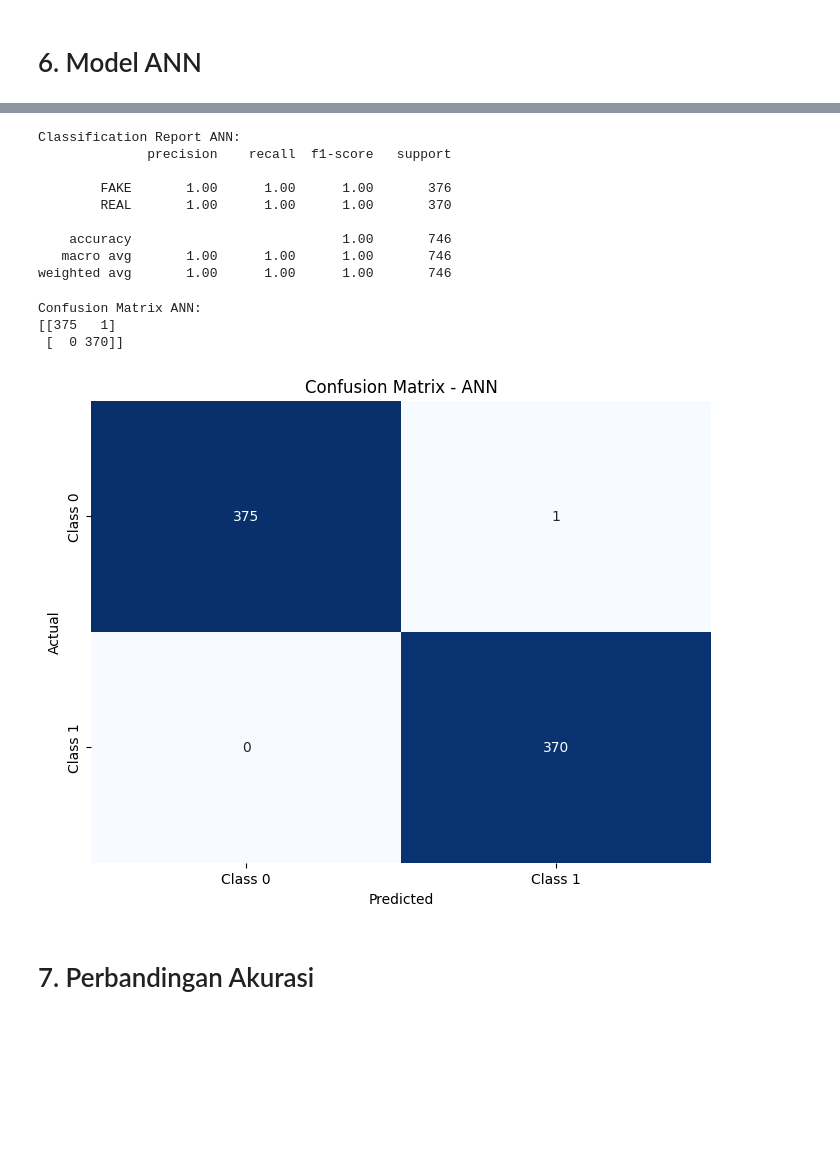
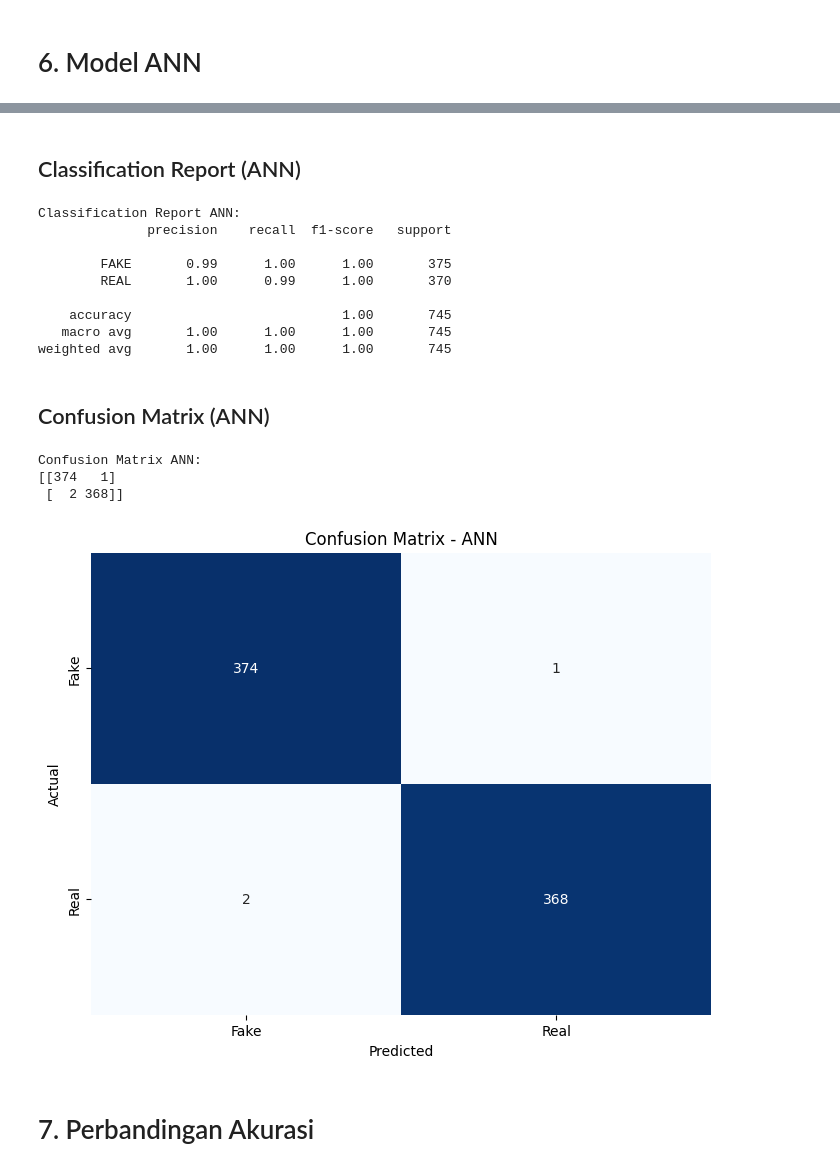
Before and after one commit to alfitranurr/DATA-MINING, a Jupyter notebook: PRACTICUM/MODUL 4/DEMO/TUGAS1/Tugas_1_(Data_Teks)_Modul_4.ipynb, the cells around one changed output, grey strips where cells are left out. Drawn from its saved outputs; the diff is of its cells as text; code cells hidden in the pictures; blank space fills up the shorter version.

```diff
--- a/PRACTICUM/MODUL 4/DEMO/TUGAS1/Tugas_1_(Data_Teks)_Modul_4.ipynb
+++ b/PRACTICUM/MODUL 4/DEMO/TUGAS1/Tugas_1_(Data_Teks)_Modul_4.ipynb
@@ -95,3 +94,5 @@ data[['text', 'cleaned_text']].head()
 | 2 | Republic Poll, a fake Twitter acc... | republic poll fake twitter accoun... |
 | 3 | Delhi teen finds place on UN gree... | delhi teen finds place un green l... |
 | 4 | Delhi: A high-level meeting under... | delhi high level meeting underway... |
+# %%
+data = data.dropna(subset=['text'])
@@ -238,3 +309,5 @@ y_pred_ann = (ann_model.predict(X_test_dense) > 0.5).astype(int)
+# %% [markdown]
+## Classification Report (ANN)
 # %%
 print("\nClassification Report ANN:")
 print(classification_report(y_test, y_pred_ann, target_names=label_encoder.classes_))
@@ -242,32 +315,34 @@ print(classification_report(y_test, y_pred_ann, target_names=label_encoder.class
 Classification Report ANN:
               precision    recall  f1-score   support
 
-        FAKE       1.00      1.00      1.00       376
-        REAL       1.00      1.00      1.00       370
+        FAKE       0.99      1.00      1.00       375
+        REAL       1.00      0.99      1.00       370
 
-    accuracy                           1.00       746
-   macro avg       1.00      1.00      1.00       746
-weighted avg       1.00      1.00      1.00       746
+    accuracy                           1.00       745
+   macro avg       1.00      1.00      1.00       745
+weighted avg       1.00      1.00      1.00       745
+# %% [markdown]
+## Confusion Matrix (ANN)
 # %%
 print("\nConfusion Matrix ANN:")
 print(confusion_matrix(y_test, y_pred_ann))
 # %% [output]
 Confusion Matrix ANN:
-[[375   1]
- [  0 370]]
+[[374   1]
+ [  2 368]]
 # %%
 cm = confusion_matrix(y_test, y_pred_ann)
 
 plt.figure(figsize=(8, 6))
 sns.heatmap(cm, annot=True, fmt='d', cmap='Blues', cbar=False,
-            xticklabels=['Class 0', 'Class 1'],
-            yticklabels=['Class 0', 'Class 1'])
+            xticklabels=['Fake', 'Real'],
+            yticklabels=['Fake', 'Real'])
 plt.title('Confusion Matrix - ANN')
 plt.xlabel('Predicted')
 plt.ylabel('Actual')
 plt.show()
 # %% [output]
-[figure, old version]
+[figure, new version]
 # %% [markdown]
 # 7. Perbandingan Akurasi
 # %%
```
Also changed, not shown: parts of 51 cells of this notebook, 4 other files.
